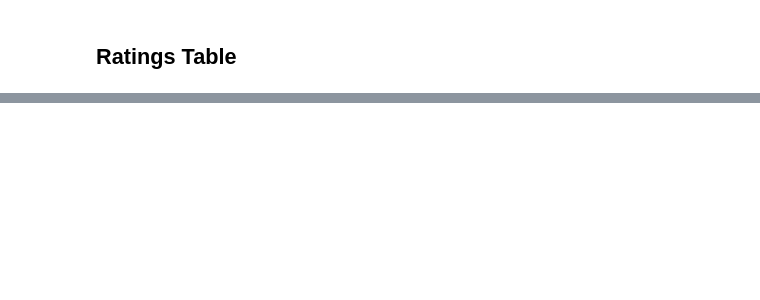
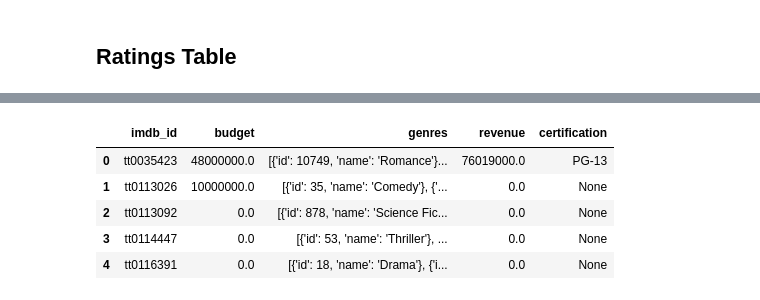
Before and after one commit to jamesbelk0/IMDB_MySQL_Database, a Jupyter notebook: SQL Database.ipynb, the cells around one changed output, grey strips where cells are left out. Cells and saved outputs as stored; diff of their text form; code cells hidden in the pictures; blank space fills up the shorter version.

```diff
--- a/SQL Dataset.ipynb
+++ b/SQL Database.ipynb
@@ -282,0 +357,13 @@ ratings_df.to_sql('rating', engine, dtype=rating_schema, if_exists='replace', in
+# %%
+tmdb = '''SELECT *
+FROM tmdb_data
+LIMIT 5'''
+
+pd.read_sql(tmdb, engine)
+# %% [output]
+|  | imdb_id | budget | genres | revenue | certification |
+| 0 | tt0035423 | 48000000.0 | [{'id': 10749, 'name': 'Romance'}... | 76019000.0 | PG-13 |
+| 1 | tt0113026 | 10000000.0 | [{'id': 35, 'name': 'Comedy'}, {'... | 0.0 | None |
+| 2 | tt0113092 | 0.0 | [{'id': 878, 'name': 'Science Fic... | 0.0 | None |
+| 3 | tt0114447 | 0.0 | [{'id': 53, 'name': 'Thriller'}, ... | 0.0 | None |
+| 4 | tt0116391 | 0.0 | [{'id': 18, 'name': 'Drama'}, {'i... | 0.0 | None |
```
Also changed, not shown: parts of 23 cells of this notebook.
